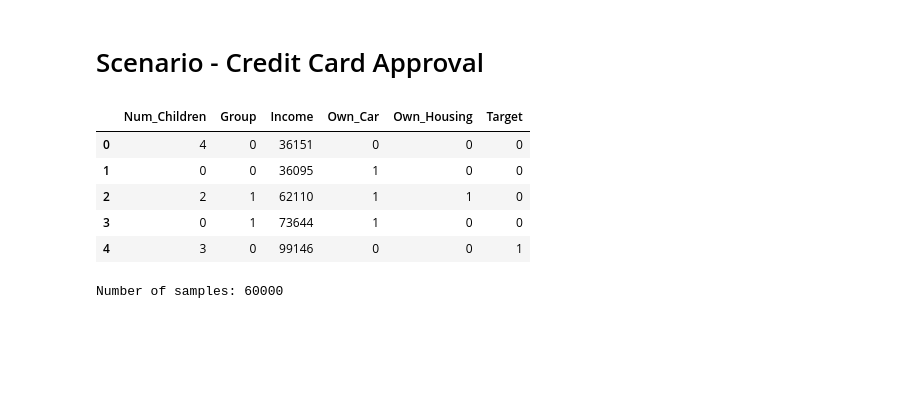
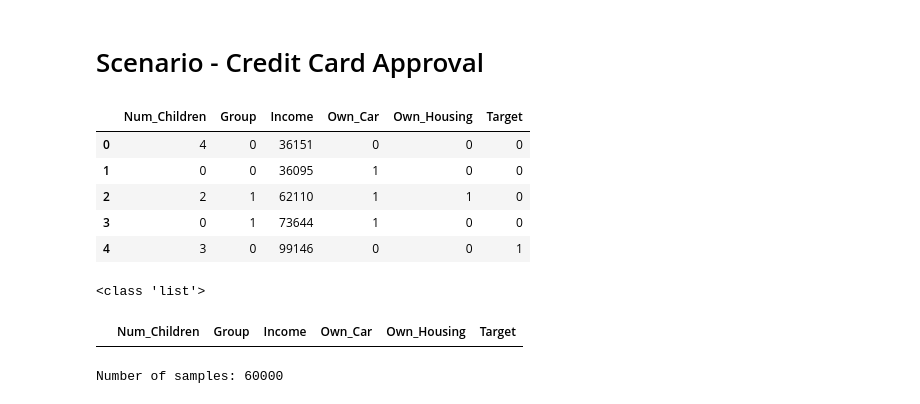
Before and after one commit to jan-kreischer/TRUSTED.AI, a Jupyter notebook: scenarios/credit_card_approval/index_jan.ipynb, the cells around one changed output. Drawn from its saved outputs; the diff is of its cells as text; code cells hidden in the pictures; blank space fills up the shorter version.

```diff
--- a/scenarios/credit_card_approval/index_jan.ipynb
+++ b/scenarios/credit_card_approval/index_jan.ipynb
@@ -57,6 +57,22 @@ data.head(5)
 | 2 | 2 | 1 | 62110 | 1 | 1 | 0 |
 | 3 | 0 | 1 | 73644 | 1 | 0 | 0 |
 | 4 | 3 | 0 | 99146 | 0 | 0 | 1 |
+# %%
+print(type(['a', 'b', 'c']))
+# %% [output]
+<class 'list'>
+# %%
+protected_feature = 'Income'
+protected_group_values = [
+            36151,
+            50505,
+            68241
+]
+# %%
+data_new = data[data[protected_feature].isin(protected_group_values)]
+data_new.head(5)
+# %% [output]
+|  | Num_Children | Group | Income | Own_Car | Own_Housing | Target |
 # %%
 print("Number of samples: {}".format(len(data)))
 # %% [output]
```
Also changed, not shown: parts of 1 cell of this notebook, 19 other files.
